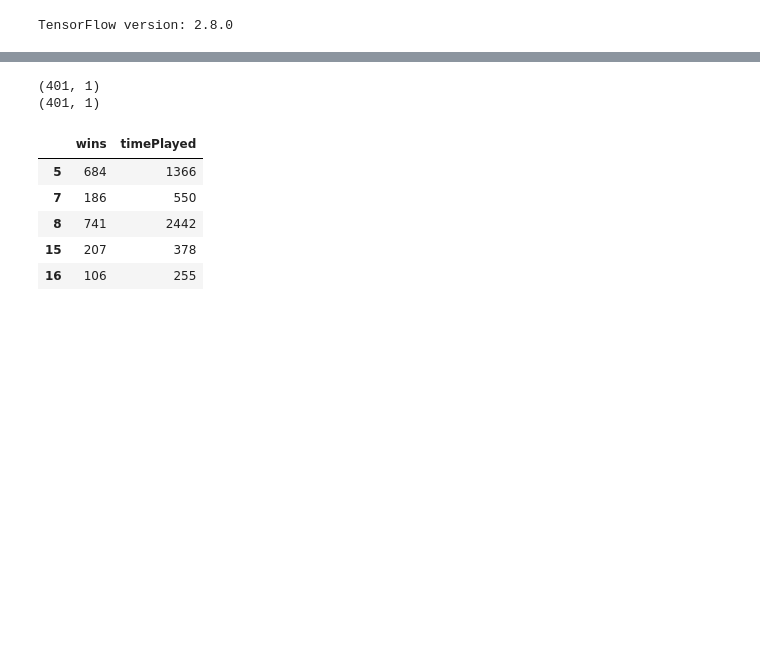
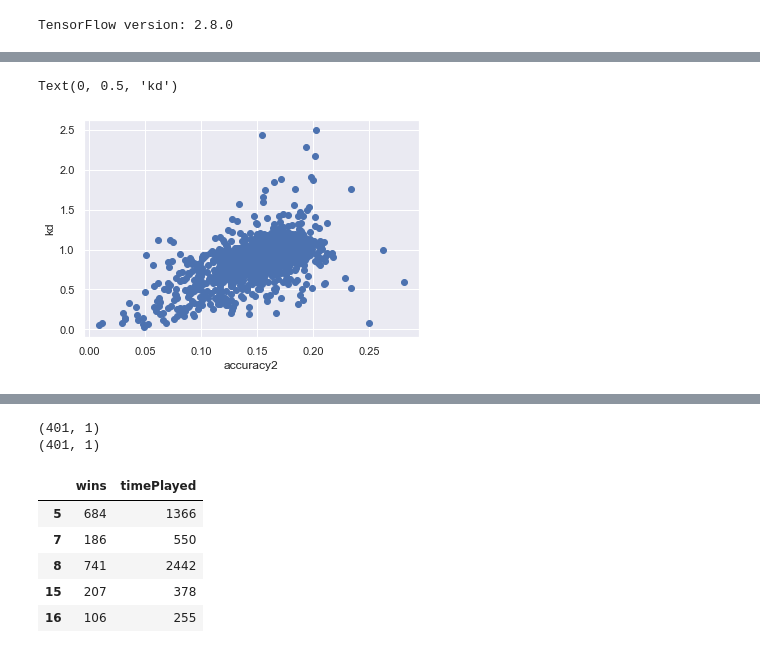
Before and after one commit to austinwilson1224/SJSU, a Jupyter notebook: 257/hw1.ipynb, the cells around one changed output, grey strips where cells are left out. Cells and saved outputs as stored; diff of their text form; code cells hidden in the pictures; blank space fills up the shorter version.

```diff
--- a/257/hw1.ipynb
+++ b/257/hw1.ipynb
@@ -40,0 +57,7 @@ df.shape
+# %%
+plt.scatter(df_demo.accuracy2, df_demo.kdRatio)
+plt.xlabel("accuracy2")
+plt.ylabel("kd")
+# %% [output]
+Text(0, 0.5, 'kd')
+[figure, added]
```
Also changed, not shown: parts of 17 cells of this notebook.
